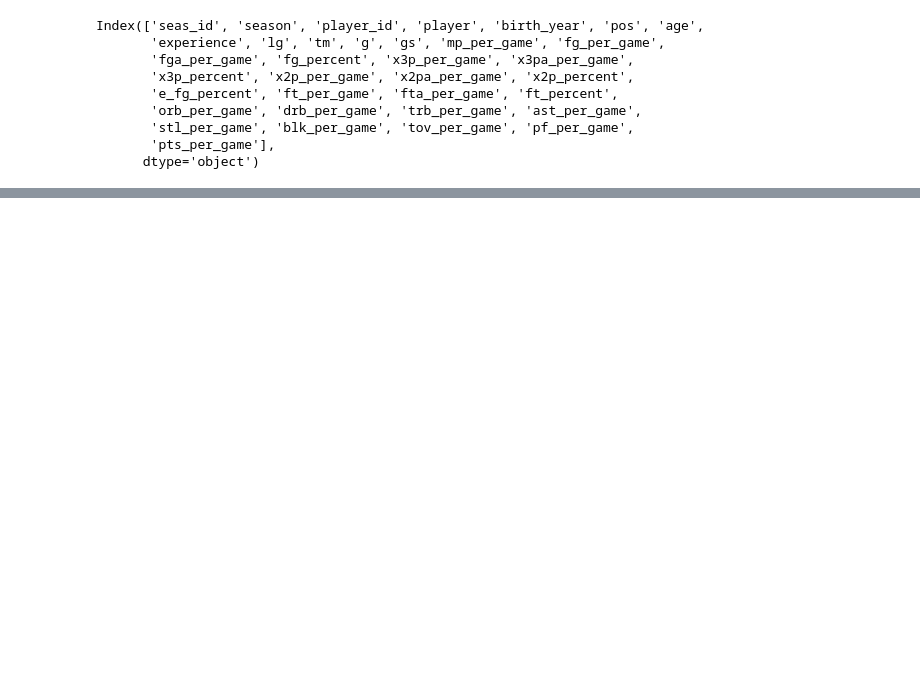
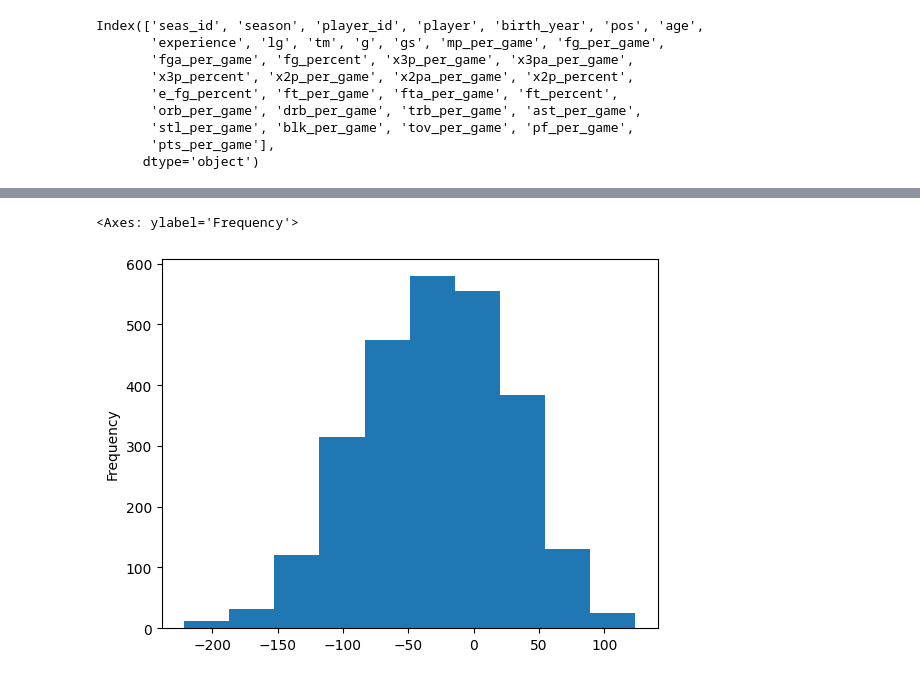
Before and after one commit to Maqerfoo/NBA_predictor, a Jupyter notebook: dataprep.ipynb, the cells around one changed output, grey strips where cells are left out. Saved outputs shown, nothing was run; the diff lists cells and outputs as text; code cells hidden in the pictures; blank space fills up the shorter version.

```diff
--- a/dataprep.ipynb
+++ b/dataprep.ipynb
@@ -222,0 +270,5 @@ KeyError: 'Jeremy Sochan'
+# %%
+dfgames["AWAY_TEAM_K"].plot.hist()
+# %% [output]
+<Axes: ylabel='Frequency'>
+[figure, added]
```
Also changed, not shown: parts of 36 cells of this notebook.
